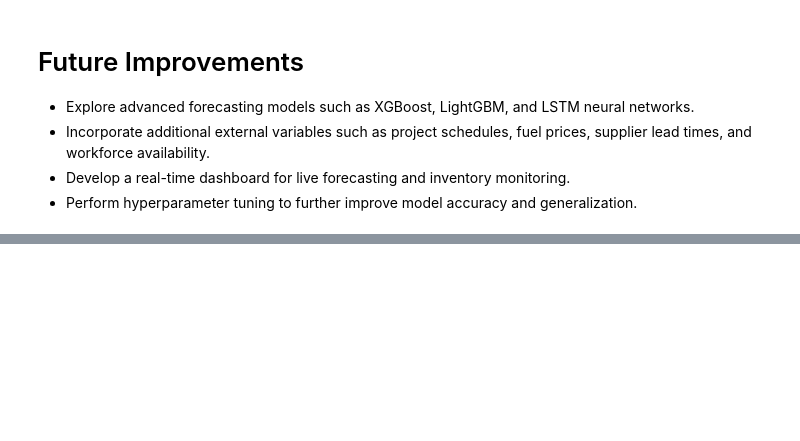
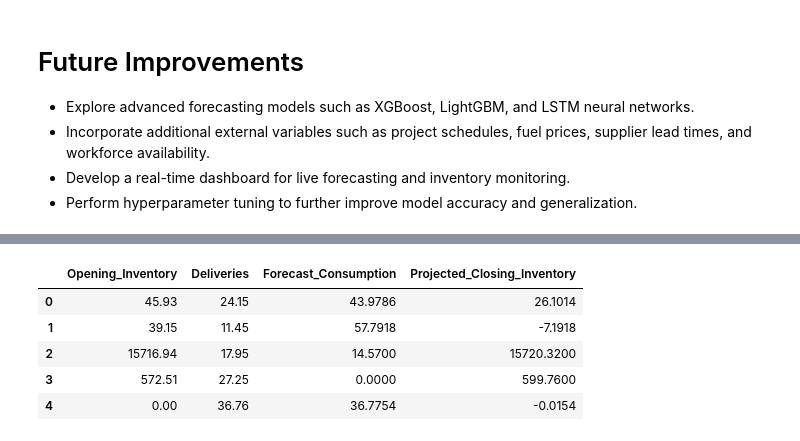
Before and after one commit to felixo260/cement-demand-forecasting, a Jupyter notebook: notebooks/eda_model.ipynb, the cells around one changed output, grey strips where cells are left out. Cells and saved outputs as stored; diff of their text form; code cells hidden in the pictures; blank space fills up the shorter version.

```diff
--- a/notebooks/eda_model.ipynb
+++ b/notebooks/eda_model.ipynb
@@ -810,0 +897,26 @@ Overall, the findings confirm that machine learning-based forecasting models, pa
+# %%
+inventory_simulation = pd.DataFrame({
+    "Opening_Inventory": df.loc[y_test.index, "opening_inventory_tonnes"].values,
+    "Deliveries": df.loc[y_test.index, "deliveries_tonnes"].values,
+    "Forecast_Consumption": rf_predictions
+})
+
+inventory_simulation["Projected_Closing_Inventory"] = (
+    inventory_simulation["Opening_Inventory"]
+    + inventory_simulation["Deliveries"]
+    - inventory_simulation["Forecast_Consumption"]
+)
+
+inventory_simulation.to_csv(
+    "../outputs/inventory_simulation.csv",
+    index=False
+)
+
+inventory_simulation.head()
+# %% [output]
+|  | Opening_Inventory | Deliveries | Forecast_Consumption | Projected_Closing_Inventory |
+| 0 | 45.93 | 24.15 | 43.9786 | 26.1014 |
+| 1 | 39.15 | 11.45 | 57.7918 | -7.1918 |
+| 2 | 15716.94 | 17.95 | 14.5700 | 15720.3200 |
+| 3 | 572.51 | 27.25 | 0.0000 | 599.7600 |
+| 4 | 0.00 | 36.76 | 36.7754 | -0.0154 |
```
Also changed, not shown: parts of 19 cells of this notebook, 1 other file.
